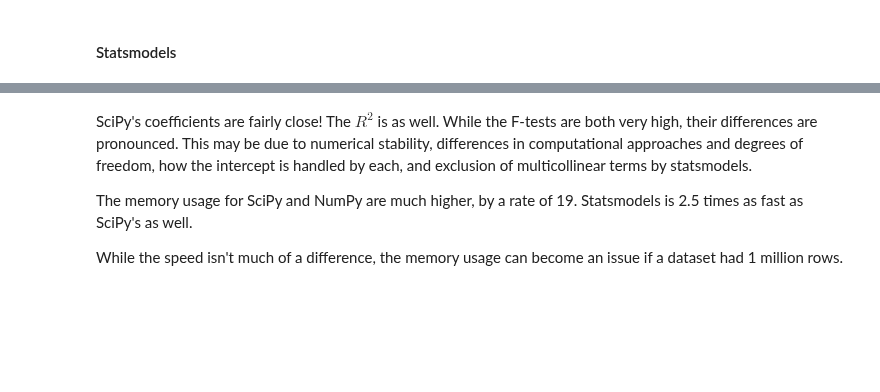
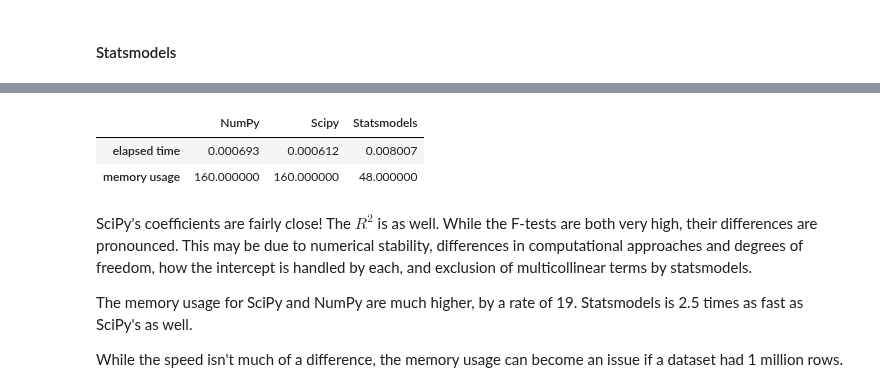
Before and after one commit to add0794/ordinary-least-squares-gradient-descent, a Jupyter notebook: jupyter.ipynb, the cells around one changed output, grey strips where cells are left out. Saved outputs shown, nothing was run; the diff lists cells and outputs as text; code cells hidden in the pictures; blank space fills up the shorter version.

```diff
--- a/jupyter.ipynb
+++ b/jupyter.ipynb
@@ -567,13 +567,13 @@ dtype: float64
 # %%
 # Add NumPy's coefficients
 
-comparison_extracurricular_yes['NumPy OLS'] = scipy_yes
-comparison_extracurricular_no['NumPy OLS'] = scipy_no
+comparison_extracurricular_yes['NumPy OLS'] = numpy_yes
+comparison_extracurricular_no['NumPy OLS'] = numpy_no
 
 # Add NumPy's performance
 
-performance_metrics_yes = pd.DataFrame(data={"NumPy": [time_numpy_yes, memory_numpy_yes]})
-performance_metrics_no = pd.DataFrame(data={"NumPy": [time_numpy_no, memory_numpy_no]})
+performance_metrics_yes['NumPy'] = [time_numpy_yes, memory_numpy_yes]
+performance_metrics_no['NumPy'] = [time_numpy_no, memory_numpy_no]
 # %% [markdown]
 SciPy's is much closer to statsmodels, though its elapsed time is much higher; the memory usage is the same.
 
@@ -635,5 +635,5 @@ comparison_extracurricular_no['SciPy OLS'] = scipy_no
 
 # Add SciPy's performance
 
-performance_metrics_yes = pd.DataFrame(data={"SciPy": [time_scipy_yes, memory_scipy_yes]})
-performance_metrics_no = pd.DataFrame(data={"SciPy": [time_scipy_no, memory_scipy_no]})
+performance_metrics_yes['SciPy'] = [time_scipy_yes, memory_scipy_yes]
+performance_metrics_no['Scipy'] = [time_scipy_no, memory_scipy_no]
@@ -765,3 +779,9 @@ comparison_extracurricular_no['statsmodels'] = statsmodels_no_model.params.value
+# %%
+performance_metrics_no
+# %% [output]
+|  | NumPy | Scipy | Statsmodels |
+| elapsed time | 0.000693 | 0.000612 | 0.008007 |
+| memory usage | 160.000000 | 160.000000 | 48.000000 |
 # %% [markdown]
 SciPy's coefficients are fairly close! The $R^2$ is as well. While the F-tests are both very high, their differences are pronounced. This may be due to numerical stability, differences in computational approaches and degrees of freedom, how the intercept is handled by each, and exclusion of multicollinear terms by statsmodels.
 
```
Also changed, not shown: parts of 13 cells of this notebook.
